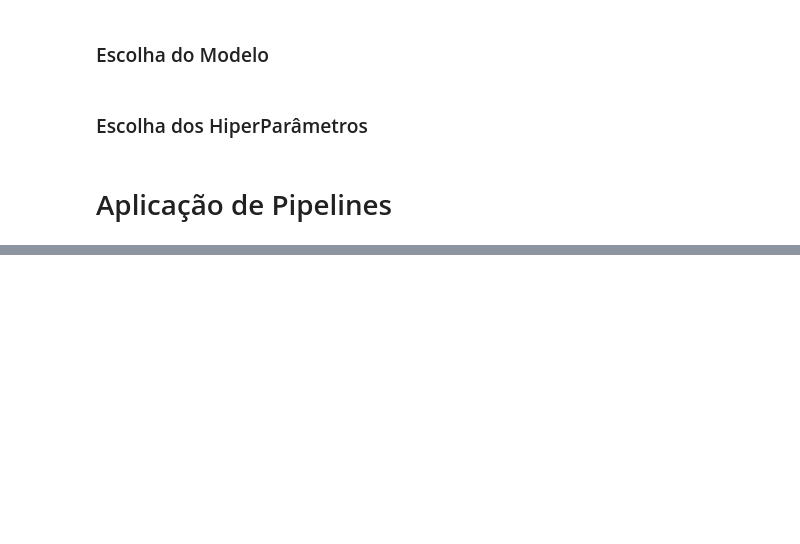
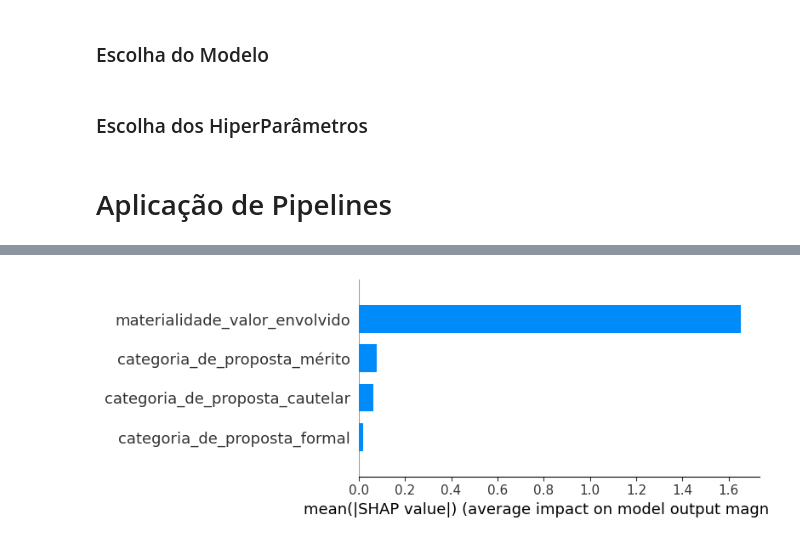
Before and after one commit to PedroRossiGomes/PIBIC, a Jupyter notebook: notebooks/TCU/gradientboostingclassifier_pipe.ipynb, the cells around one changed output, grey strips where cells are left out. Cells and saved outputs as stored; diff of their text form; code cells hidden in the pictures; blank space fills up the shorter version.

```diff
--- a/notebooks/TCU/gradientboostingclassifier_pipe.ipynb
+++ b/notebooks/TCU/gradientboostingclassifier_pipe.ipynb
@@ -135,0 +318,4 @@ estimadores(searchCV_pipeline, X_test, y_test)
+# %%
+shap.summary_plot(shap_values, X_importance, feature_names, plot_type='bar')
+# %% [output]
+[figure, added]
```
Also changed, not shown: parts of 27 cells of this notebook, 5 other files.
